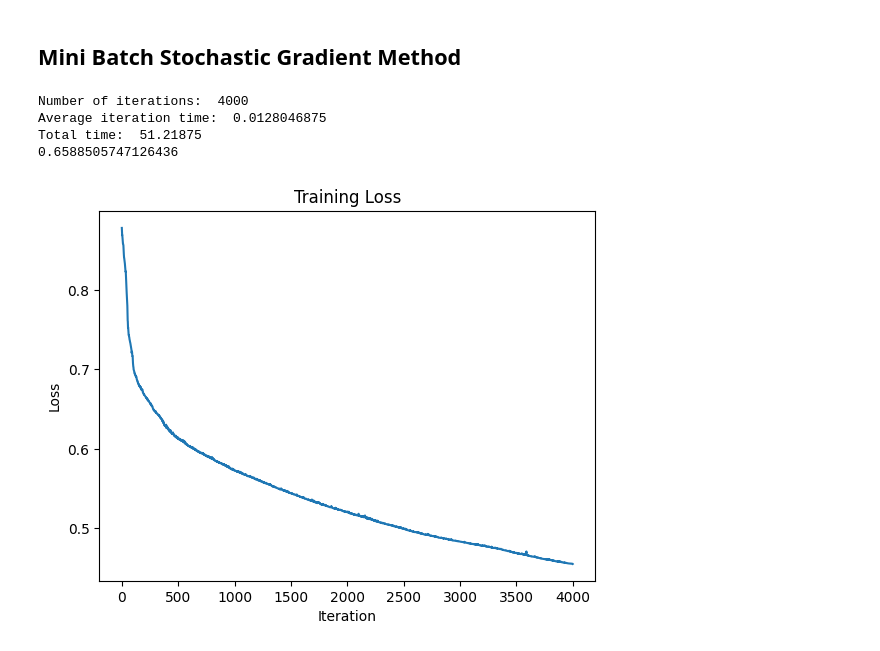
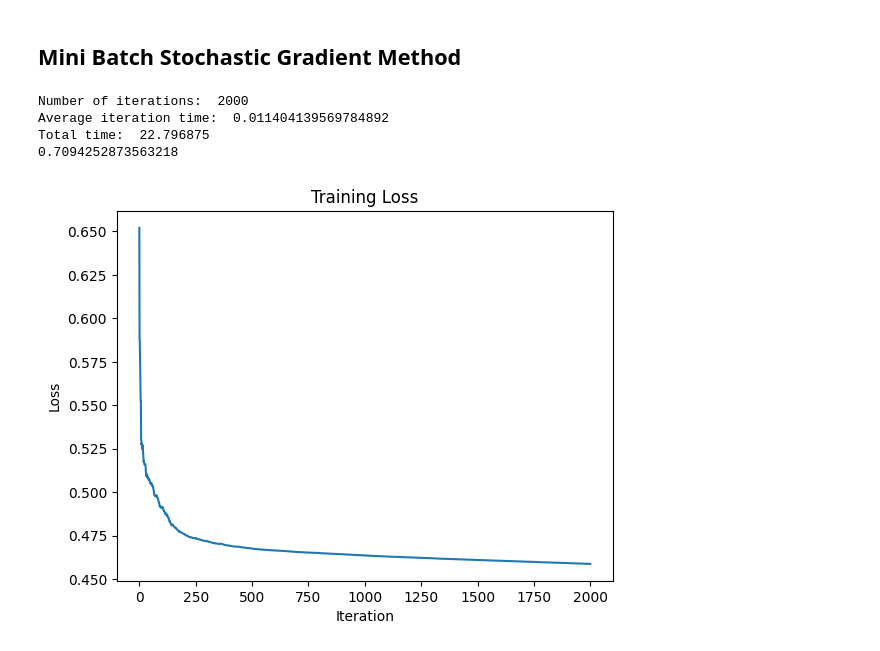
Before and after one commit to ksananth4424/ML_IISc, a Jupyter notebook: Gunnar_Ratsch/splice.ipynb, the cells around one changed output. Drawn from its saved outputs; the diff is of its cells as text; code cells hidden in the pictures.

```diff
--- a/Gunnar_Ratsch/splice.ipynb
+++ b/Gunnar_Ratsch/splice.ipynb
@@ -372,47 +372,48 @@ Elapsed time:  51.671875
 net = Network([60, 12, 1], cost=QuadraticCost, func=Tanh)
 n = splice_y_train.size
 k = n//10
-iterations = 0
+iterations = 1
 losses = []
 previous_loss = 0
 iteration_time = []
+eta = 0.4
 # np.random.seed(42)
 while True:
     time1 = time.process_time()
     random_seed = random.randint(0, n)
     np.random.seed(random_seed)
     indices = np.random.choice(n, k, replace=False)
     X_train = splice_X_train[indices]
     y_train = splice_y_train[indices]
     training_inputs = [np.reshape(x, (len(x), 1)) for x in X_train]
     training_results = [np.reshape(y, (1, 1)) for y in y_train]
     training_data = list(zip(training_inputs, training_results))
 
-    net.train(training_data, 1, 0.01)
+    net.train(training_data, 1, eta/iterations)
     temp = Network.loss(net, splice_training_data)
     losses.append(temp)
-    # if abs(temp - previous_loss) < 1e-7 or iterations == 8000:
-    #     break
-    if(iterations == 4000):
+    # if abs(temp - previous_loss) < 1e-9 or iterations == 8000:
+        # break
+    if(iterations == 2000):
         break
     previous_loss = temp
     iterations += 1
     time2 = time.process_time()
     iteration_time.append(time2 - time1)
 
 print("Number of iterations: ", iterations)
 print("Average iteration time: ", np.mean(iteration_time))
 print("Total time: ", np.sum(iteration_time))
 print(net.test(splice_test_data))
 plt.figure()
 plt.plot(losses)
 plt.xlabel('Iteration')
 plt.ylabel('Loss')
 plt.title('Training Loss')
 plt.show()
 # %% [output]
-Number of iterations:  4000
-Average iteration time:  0.0128046875
-Total time:  51.21875
-0.6588505747126436
+Number of iterations:  2000
+Average iteration time:  0.011404139569784892
+Total time:  22.796875
+0.7094252873563218
-[figure, old version]
+[figure, new version]
```
Also changed, not shown: parts of 1 cell of this notebook, 4 other files.
